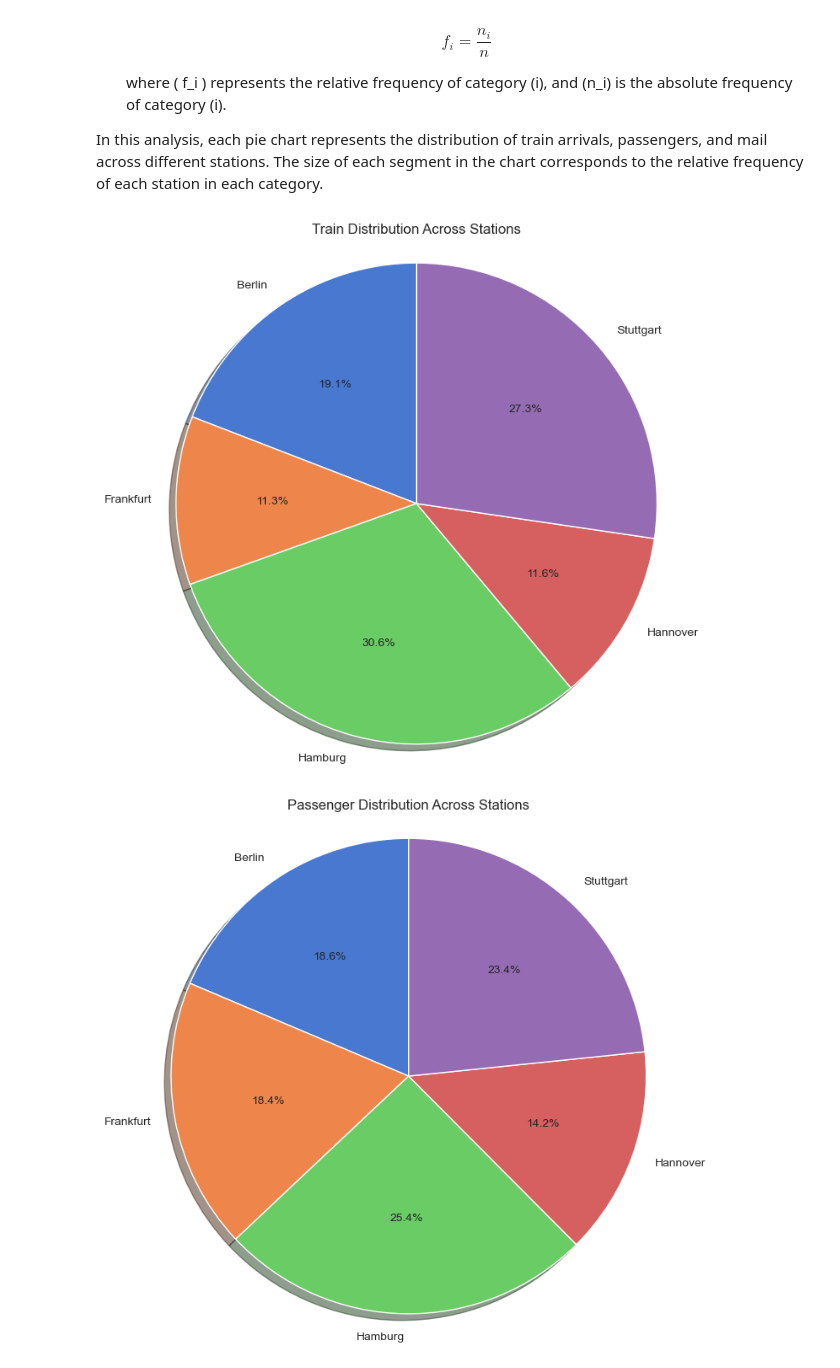
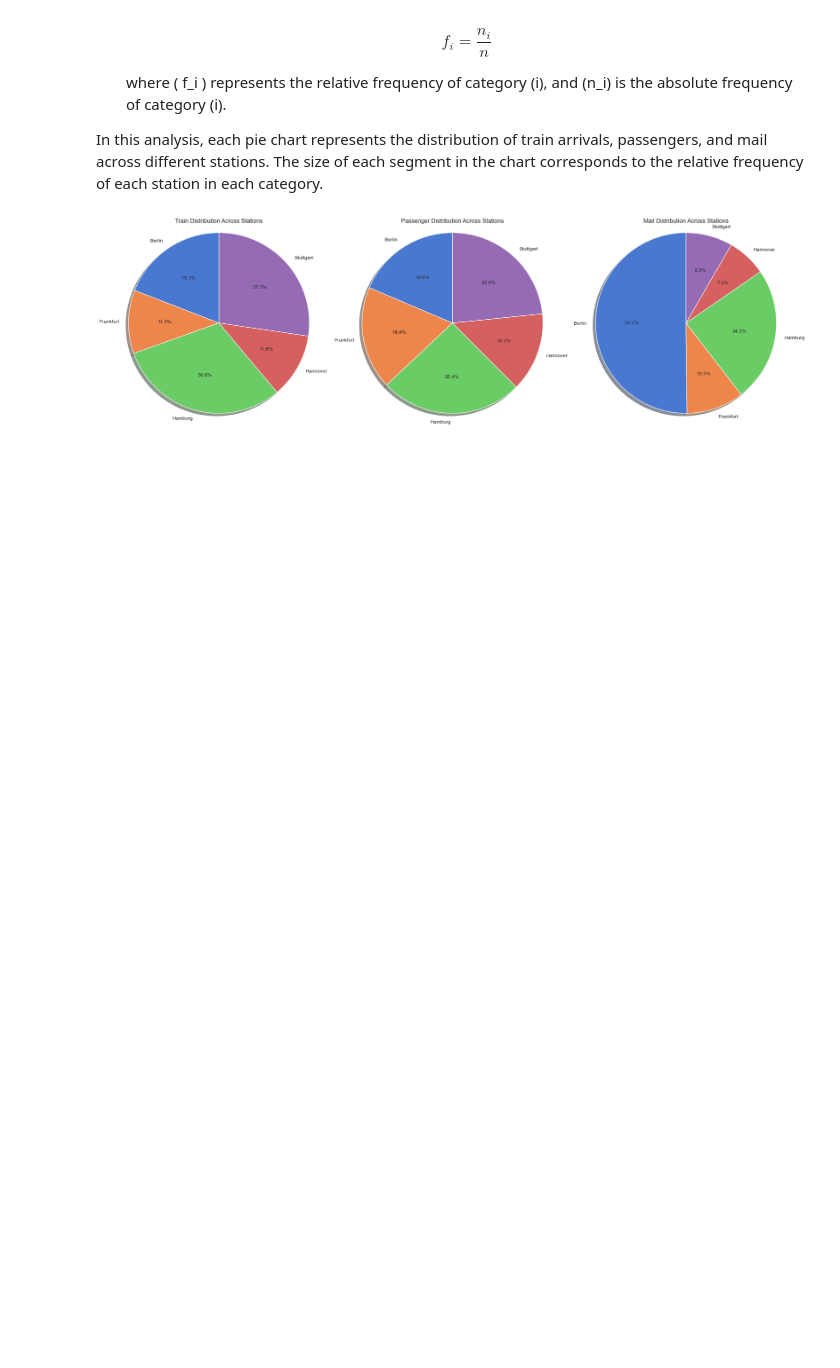
Before and after one commit to 1240826/empire-on-tracks, a Jupyter notebook: MATCP_sem2_pi_G031.ipynb, the cells around one changed output. Cells and saved outputs as stored; diff of their text form; code cells hidden in the pictures; blank space fills up the shorter version.

```diff
--- a/MATCP_sem2_pi_G031.ipynb
+++ b/MATCP_sem2_pi_G031.ipynb
@@ -419,30 +407,42 @@ In this analysis, each pie chart represents the distribution of train arrivals,
 # %%
 import pandas as pd
 import seaborn as sns
 import matplotlib.pyplot as plt
 
 df = pd.read_csv("Stations_Data.csv", sep=';')
 
 columns_to_convert = ['Arrivals', 'Passengers', 'Mail']
 
 for col in columns_to_convert:
     if not pd.api.types.is_numeric_dtype(df[col]):
-        df[col] = df[col].astype(str)
-        df[col] = df[col].str.replace(',', '.')
+        df[col] = df[col].astype(str).str.replace(',', '.')
     df[col] = df[col].astype(float)
 
 station_data = df.groupby('Station')[['Arrivals', 'Passengers', 'Mail']].sum()
 
-def plot_pie_chart(data, column, title):
-    plt.figure(figsize=(8, 8))
-    plt.pie(data[column], labels=data.index, autopct='%1.1f%%', shadow=True, startangle=90, colors=sns.color_palette('muted'))
-    plt.title(title)
-    plt.axis('equal')
+def plot_pie_charts_aligned(data):
+    fig, axes = plt.subplots(1, 3, figsize=(20, 6))  # 1 linha, 3 colunas
+
+    columns = ['Arrivals', 'Passengers', 'Mail']
+    titles = ['Train Distribution Across Stations',
+              'Passenger Distribution Across Stations',
+              'Mail Distribution Across Stations']
+
+    for ax, column, title in zip(axes, columns, titles):
+        ax.pie(
+            data[column],
+            labels=data.index,
+            autopct='%1.1f%%',
+            shadow=True,
+            startangle=90,
+            colors=sns.color_palette('muted')
+        )
+        ax.set_title(title)
+        ax.axis('equal')
+
+    plt.tight_layout()
     plt.show()
 
-plot_pie_chart(station_data, 'Arrivals', 'Train Distribution Across Stations')
-plot_pie_chart(station_data, 'Passengers', 'Passenger Distribution Across Stations')
-plot_pie_chart(station_data, 'Mail', 'Mail Distribution Across Stations')
+plot_pie_charts_aligned(station_data)
 # %% [output]
-[figure, old version]
+[figure, new version]
-[figure, removed]
```
Also changed, not shown: parts of 9 cells of this notebook.
